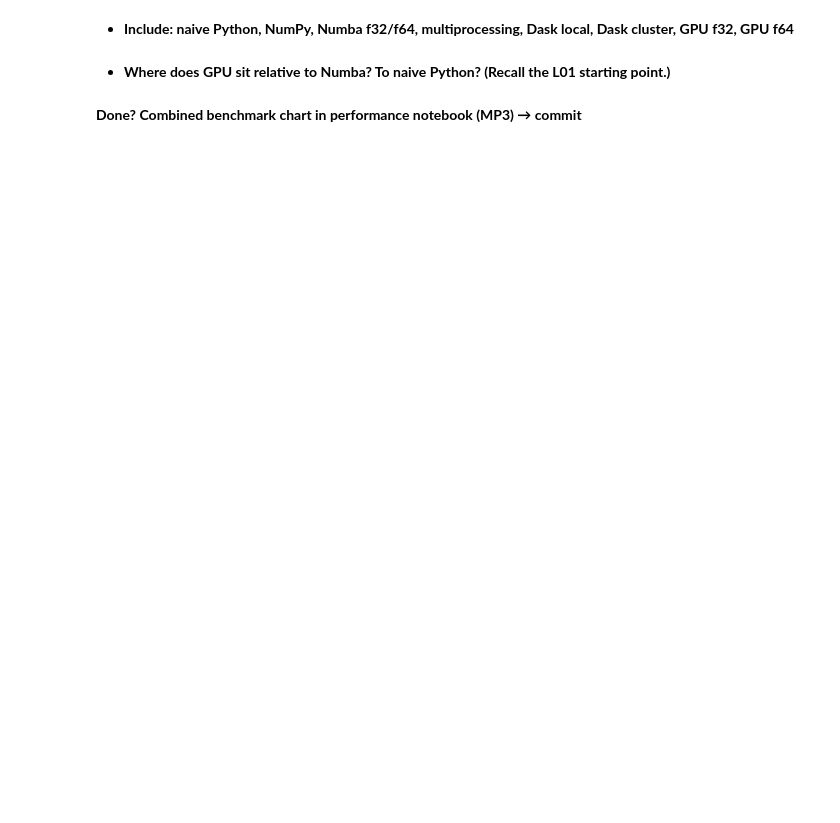
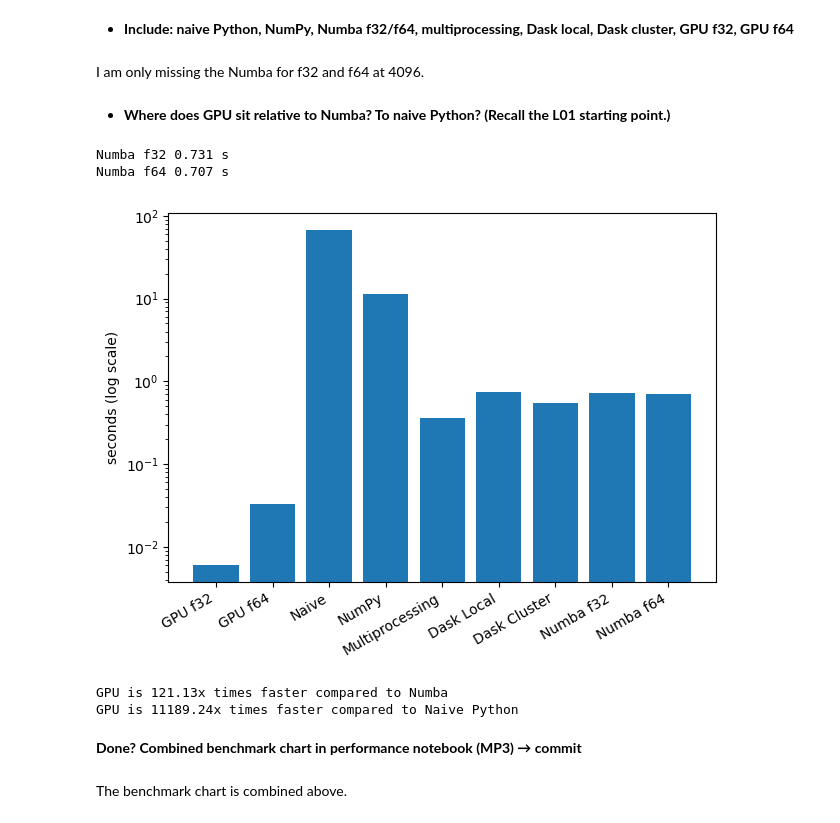
Before and after one commit to NDS8-TCP/nsc-mikkel, a Jupyter notebook: l10_milestones.ipynb, the cells around one changed output. Drawn from its saved outputs; the diff is of its cells as text; code cells hidden in the pictures; blank space fills up the shorter version.

```diff
--- a/l10_milestones.ipynb
+++ b/l10_milestones.ipynb
@@ -812,2 +856,19 @@ plt.savefig("benchmark_mp3.png", dpi=150)
 # %% [markdown]
 2. **Combine GPU runtimes with your recorded MP1/MP2 numbers**
+# %%
+# From slide 13, filled in with my used values
+N = 4096                        # match your MP1/MP2 benchmark N
+results = {
+    "GPU f32": timed(lambda: run_mandelbrot_f32(N)),
+    "GPU f64": timed(lambda: run_mandelbrot_f64(N)),
+    # Paste your MP1/MP2 runtimes here:
+    "Naive": 67.556,
+    "NumPy": 11.321,
+    "Numba": 0.751,
+    "Multiprocessing": 0.359,
+    "Dask Local": 0.738,
+    "Dask Cluster": 0.540
+}
+
+print(f"GPU (f32): {results['GPU f32']:.3f}s")
+print(f"GPU (f64): {results['GPU f64']:.3f}s")
@@ -816,2 +903,4 @@ plt.savefig("benchmark_mp3.png", dpi=150)
 # %% [markdown]
 - **Include: naive Python, NumPy, Numba f32/f64, multiprocessing, Dask local, Dask cluster, GPU f32, GPU f64**
+# %% [markdown]
+I am only missing the Numba for f32 and f64 at 4096.
@@ -818,4 +933,43 @@ plt.savefig("benchmark_mp3.png", dpi=150)
+# %%
+from timeit import timeit
+
+# warmup
+mandelbrot_numba_typed(-2, 1, -1.5, 1.5, 4096, 4096, dtype=np.float32)
+mandelbrot_numba_typed(-2, 1, -1.5, 1.5, 4096, 4096, dtype=np.float64)
+
+results_plus_numba = {
+    **results,
+    "Numba f32": timeit(lambda: mandelbrot_numba_typed(-2, 1, -1.5, 1.5, 4096, 4096, dtype=np.float32), number=3)/3,
+    "Numba f64": timeit(lambda: mandelbrot_numba_typed(-2, 1, -1.5, 1.5, 4096, 4096, dtype=np.float64), number=3)/3,
+}
+
+del results_plus_numba["Numba"]
 # %% [markdown]
 - **Where does GPU sit relative to Numba? To naive Python? (Recall the L01 starting point.)**
+# %%
+print(f"Numba f32 {results_plus_numba['Numba f32']:.3f} s")
+print(f"Numba f64 {results_plus_numba['Numba f64']:.3f} s")
+
+names, times = zip(*results_plus_numba.items())
+plt.bar(names, times, log=True)
+plt.ylabel("seconds (log scale)")
+plt.xticks(rotation=30, ha="right")
+plt.tight_layout()
+plt.savefig("benchmark_mp3.png", dpi=150)
+# %% [output]
+Numba f32 0.731 s
+Numba f64 0.707 s
+[figure, added]
+# %%
+gpu_numba_relative = results_plus_numba["Numba f32"] / results_plus_numba["GPU f32"]
+gpu_naive_relative = results_plus_numba["Naive"] / results_plus_numba["GPU f32"]
+
+print(f"GPU is {gpu_numba_relative:.2f}x times faster compared to Numba")
+print(f"GPU is {gpu_naive_relative:.2f}x times faster compared to Naive Python")
+# %% [output]
+GPU is 121.13x times faster compared to Numba
+GPU is 11189.24x times faster compared to Naive Python
 # %% [markdown]
 ****Done?** Combined benchmark chart in performance notebook (MP3) → commit**
+# %% [markdown]
+The benchmark chart is combined above.
```
Also changed, not shown: parts of 7 cells of this notebook, 1 other file.
